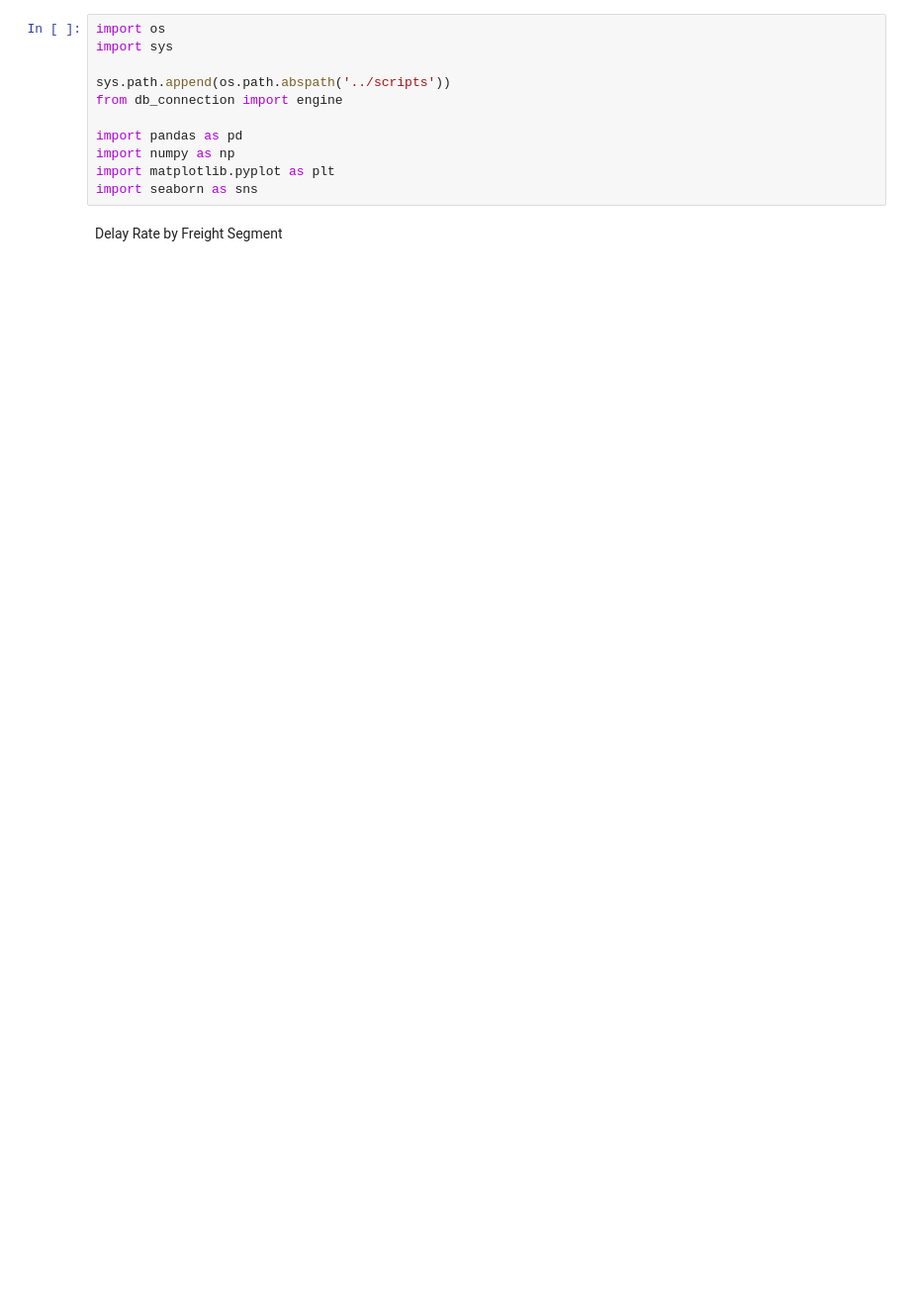
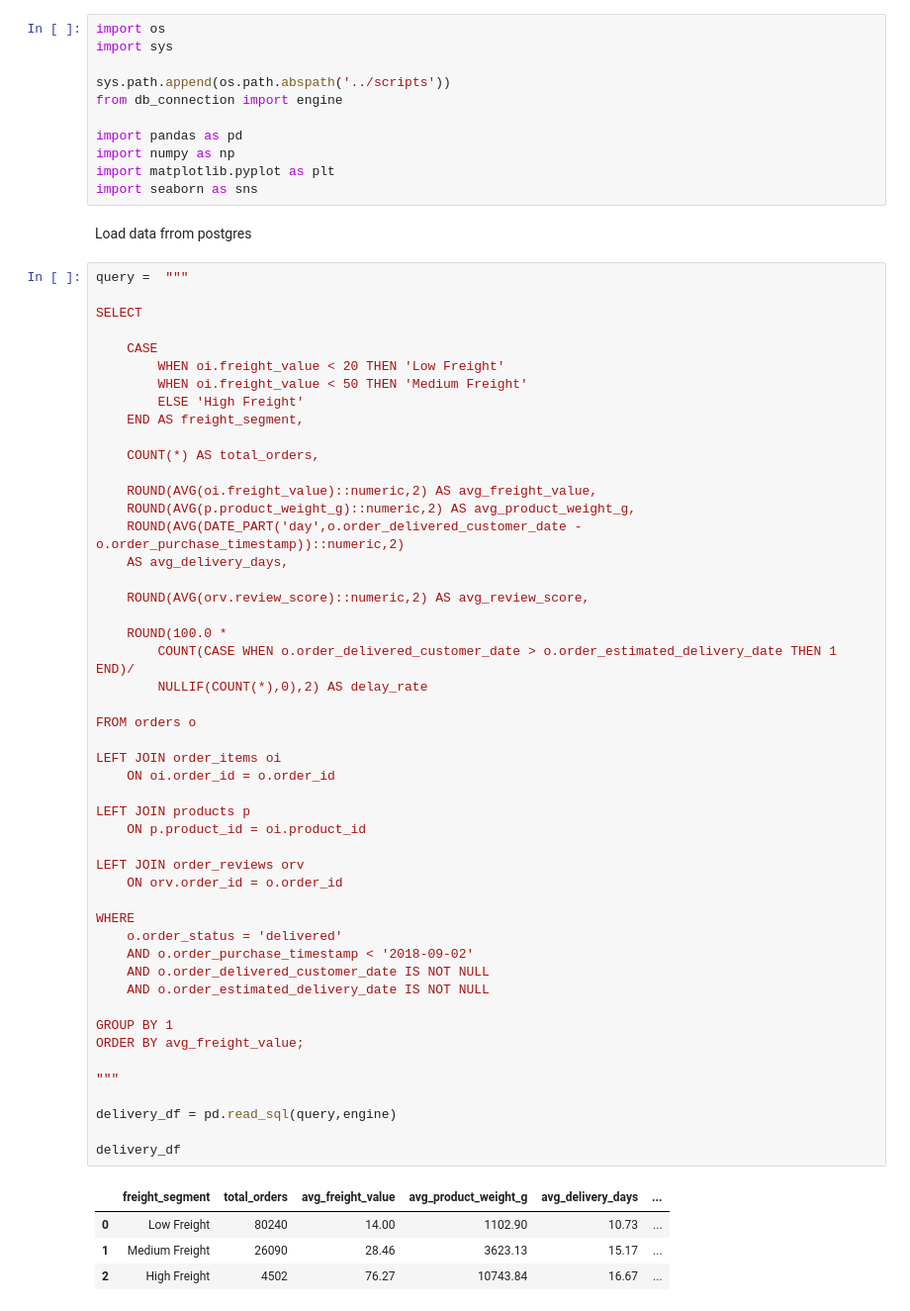
Before and after one commit to DRACULA279/olist-marketplace-intelligence, a Jupyter notebook: Python/Notebooks/deliveery_analysis.ipynb, the cells around one changed output. Shown at 99% size. Drawn from its saved outputs; the diff is of its cells as text; blank space fills up the shorter version.

```diff
--- a/Python/Notebooks/deliveery_analysis.ipynb
+++ b/Python/Notebooks/deliveery_analysis.ipynb
@@ -9,6 +9,60 @@ import pandas as pd
 import numpy as np
 import matplotlib.pyplot as plt
 import seaborn as sns
-# %% [markdown]
-Delay Rate by Freight Segment
+# %% [markdown]
+Load data frrom postgres
+# %%
+query =  """
+
+SELECT
+
+    CASE
+        WHEN oi.freight_value < 20 THEN 'Low Freight'
+        WHEN oi.freight_value < 50 THEN 'Medium Freight'
+        ELSE 'High Freight'
+    END AS freight_segment,
+
+    COUNT(*) AS total_orders,
+
+    ROUND(AVG(oi.freight_value)::numeric,2) AS avg_freight_value,
+    ROUND(AVG(p.product_weight_g)::numeric,2) AS avg_product_weight_g,
+    ROUND(AVG(DATE_PART('day',o.order_delivered_customer_date - o.order_purchase_timestamp))::numeric,2)
+	AS avg_delivery_days,
+
+    ROUND(AVG(orv.review_score)::numeric,2) AS avg_review_score,
+
+    ROUND(100.0 *
+        COUNT(CASE WHEN o.order_delivered_customer_date > o.order_estimated_delivery_date THEN 1 END)/
+        NULLIF(COUNT(*),0),2) AS delay_rate
+
+FROM orders o
+
+LEFT JOIN order_items oi
+    ON oi.order_id = o.order_id
+
+LEFT JOIN products p
+    ON p.product_id = oi.product_id
+
+LEFT JOIN order_reviews orv
+    ON orv.order_id = o.order_id
+
+WHERE
+    o.order_status = 'delivered'
+    AND o.order_purchase_timestamp < '2018-09-02'
+    AND o.order_delivered_customer_date IS NOT NULL
+    AND o.order_estimated_delivery_date IS NOT NULL
+
+GROUP BY 1
+ORDER BY avg_freight_value;
+
+"""
+
+delivery_df = pd.read_sql(query,engine)
+
+delivery_df
+# %% [output]
+|  | freight_segment | total_orders | avg_freight_value | avg_product_weight_g | avg_delivery_days | ... |
+| 0 | Low Freight | 80240 | 14.00 | 1102.90 | 10.73 | ... |
+| 1 | Medium Freight | 26090 | 28.46 | 3623.13 | 15.17 | ... |
+| 2 | High Freight | 4502 | 76.27 | 10743.84 | 16.67 | ... |
 # %%
```
Also changed, not shown: parts of 5 cells of this notebook, 2 other files.
